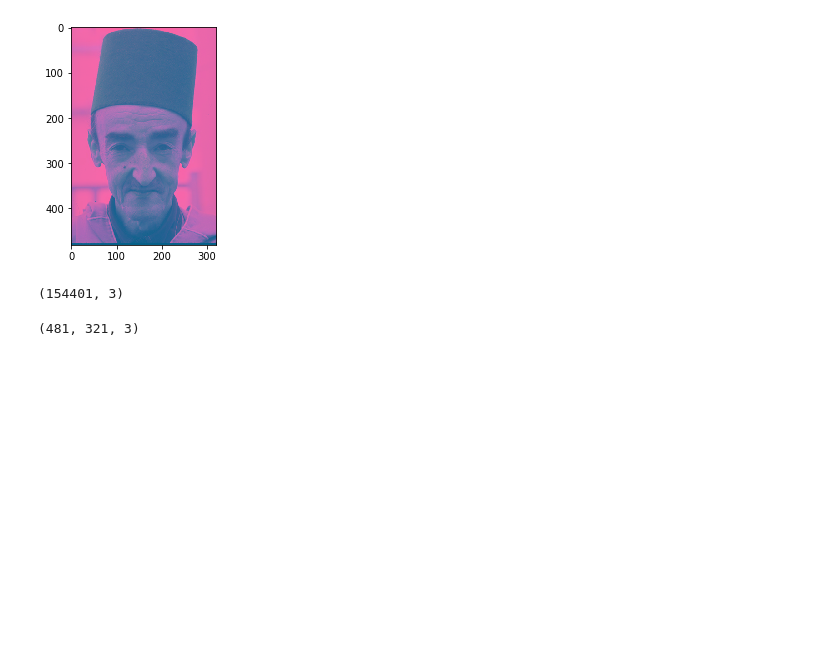
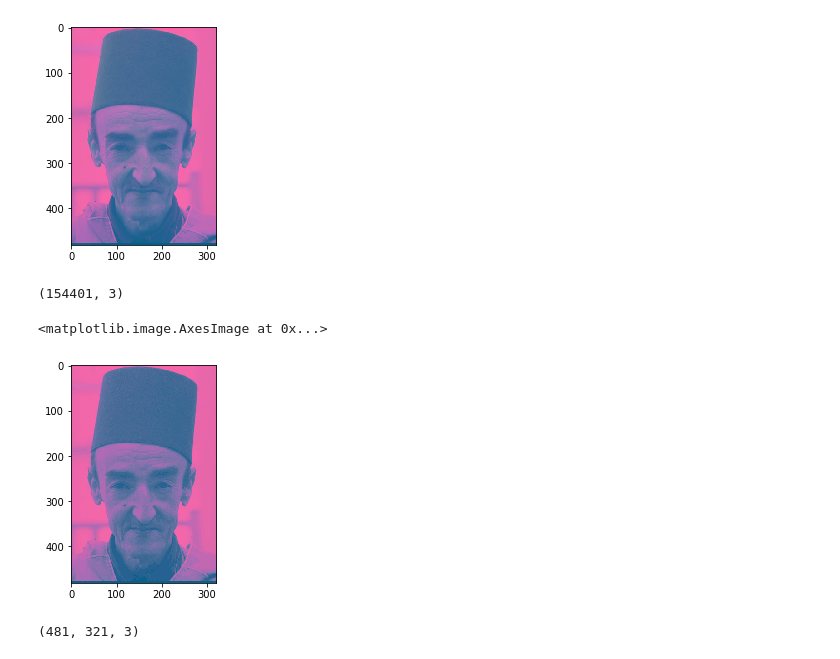
Before and after one commit to henockmamo54/POCS_CLUSTERING, a Jupyter notebook: Experiments/Image Segmentation exp/secondRound/kmeans.ipynb, the cells around one changed output. Saved outputs shown, nothing was run; the diff lists cells and outputs as text; code cells hidden in the pictures; blank space fills up the shorter version.

```diff
--- a/Experiments/Image Segmentation exp/secondRound/kmeans.ipynb
+++ b/Experiments/Image Segmentation exp/secondRound/kmeans.ipynb
@@ -27,4 +27,9 @@ pic_n.shape
 # %%
 from sklearn.cluster import KMeans
 # kmeans = KMeans(n_clusters=100, random_state=0).fit(pic_n)
-# pic2show = kmeans.cluster_centers_[kmeans.labels_]
+pic2show = kmeans.cluster_centers_[kmeans.labels_]
+cluster_pic = pic2show.reshape(pic.shape[0], pic.shape[1], pic.shape[2])
+plt.imshow(cluster_pic/255)
+# %% [output]
+<matplotlib.image.AxesImage at 0x...>
+[figure, added]
```
Also changed, not shown: parts of 4 cells of this notebook, 7 other files.
